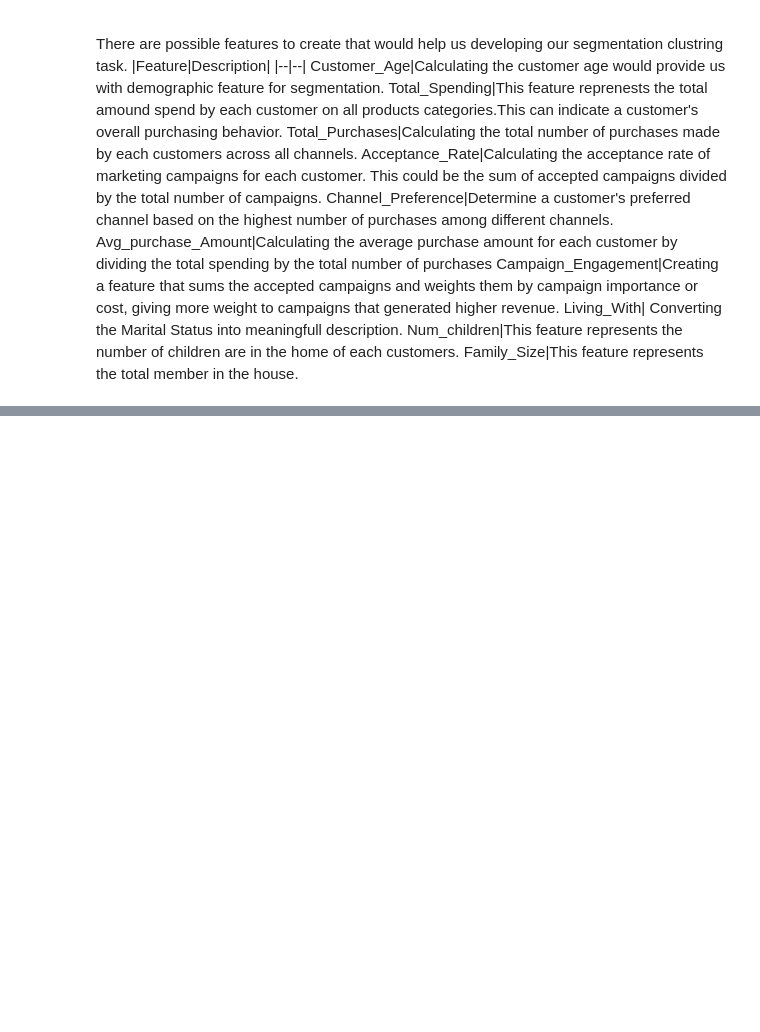
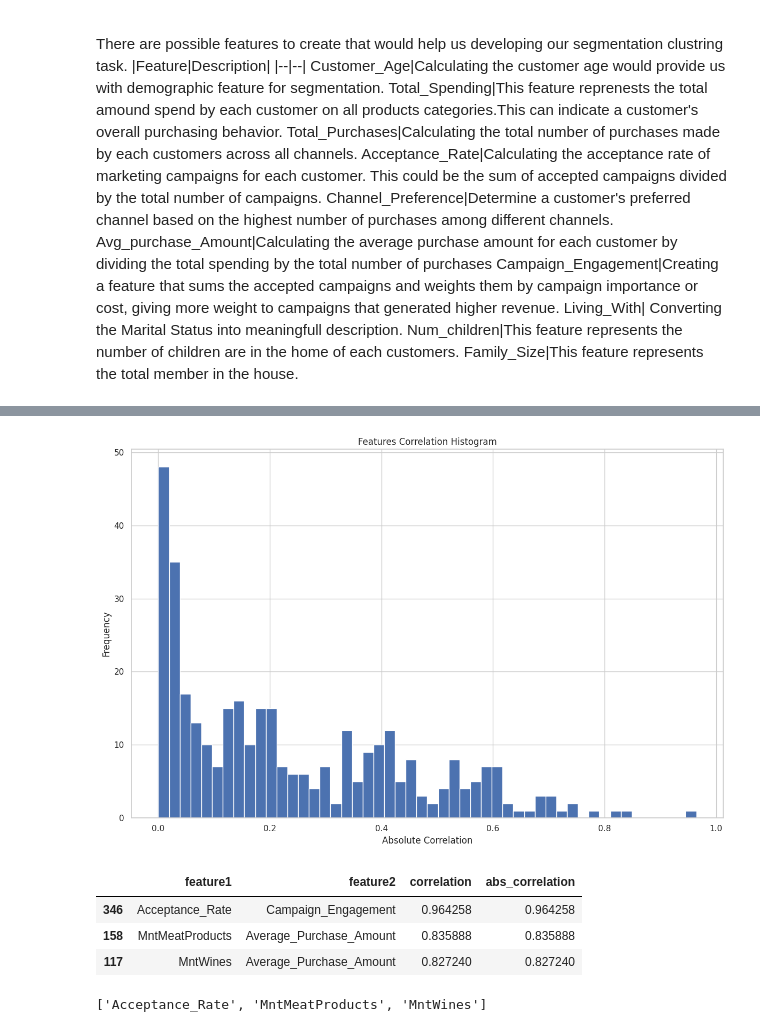
Before and after one commit to AhmedYousriSobhi/customer_segmentation, a Jupyter notebook: nb_workspace/_4_data_feature_engineering.ipynb, the cells around one changed output, grey strips where cells are left out. Saved outputs shown, nothing was run; the diff lists cells and outputs as text; code cells hidden in the pictures; blank space fills up the shorter version.

```diff
--- a/nb_workspace/_4_data_feature_engineering.ipynb
+++ b/nb_workspace/_4_data_feature_engineering.ipynb
@@ -163,0 +174,22 @@ to_drop = ["Marital_Status", "Dt_Customer", "Z_CostContact", "Z_Revenue", "Year_
+# %%
+# Simplify by emptying all the data below the diagonal
+# np.tril_indices_from will return the indecies diagonal and below (lower triangle)
+tril_index = np.tril_indices_from(corr_matrix)
+
+# Make the unused values NaNs
+for coord in zip(*tril_index):
+    corr_matrix.iloc[coord[0], coord[1]] = np.NaN
+
+# Stack the data and convert to a dataframe
+corr_values = (corr_matrix
+               .stack()
+               .to_frame()
+               .reset_index()
+               .rename(columns={'level_0':'feature1',
+                                'level_1':'feature2',
+                                0:'correlation'}))
+
+# Get the absolute values for sorting
+corr_values['abs_correlation'] = corr_values.correlation.abs()
+
+corr_values
@@ -163,0 +210,25 @@ to_drop = ["Marital_Status", "Dt_Customer", "Z_CostContact", "Z_Revenue", "Year_
+# %%
+# Plotting the histplot to get an overview of the features correlation
+ax = corr_values.abs_correlation.hist(bins=50, figsize=(12, 8))
+ax.set(xlabel='Absolute Correlation', ylabel='Frequency')
+plt.title('Features Correlation Histogram')
+# Adjust the layout of subplots
+plt.tight_layout()
+plt.savefig(f'../report/plots/Features Correlation Histogram.jpg')
+plt.show()
+# %% [output]
+[figure, added]
+# %%
+df_highly_correlated_feat = corr_values.sort_values('correlation', ascending=False).query('abs_correlation>0.8')
+
+df_highly_correlated_feat
+# %% [output]
+|  | feature1 | feature2 | correlation | abs_correlation |
+| 346 | Acceptance_Rate | Campaign_Engagement | 0.964258 | 0.964258 |
+| 158 | MntMeatProducts | Average_Purchase_Amount | 0.835888 | 0.835888 |
+| 117 | MntWines | Average_Purchase_Amount | 0.827240 | 0.827240 |
+# %%
+# We Can drop the highly correlated features, but we will do PCA for dimentionality reduction
+df_highly_correlated_feat.feature1.values.tolist()
+# %% [output]
+['Acceptance_Rate', 'MntMeatProducts', 'MntWines']
```
Also changed, not shown: parts of 11 cells of this notebook, 21 other files.
